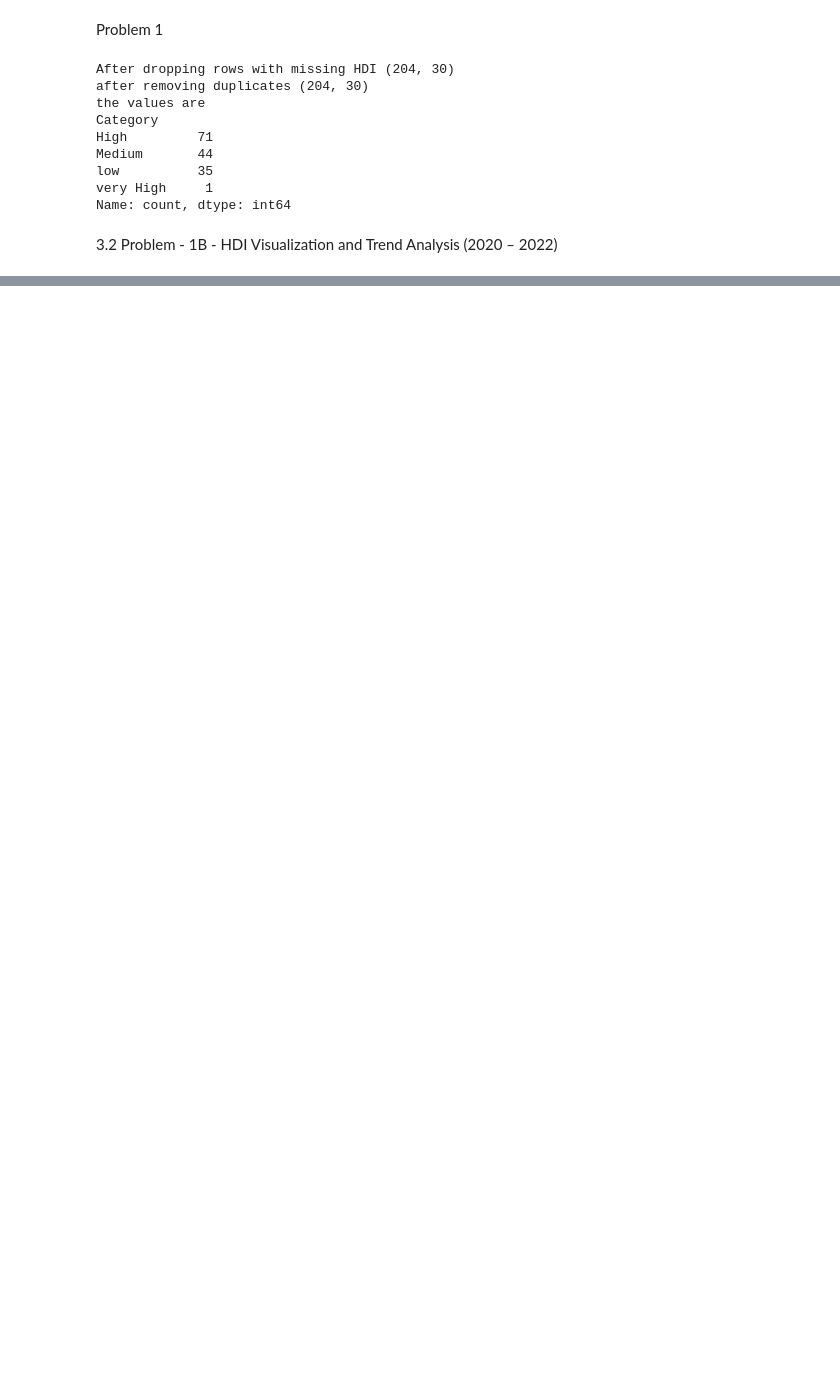
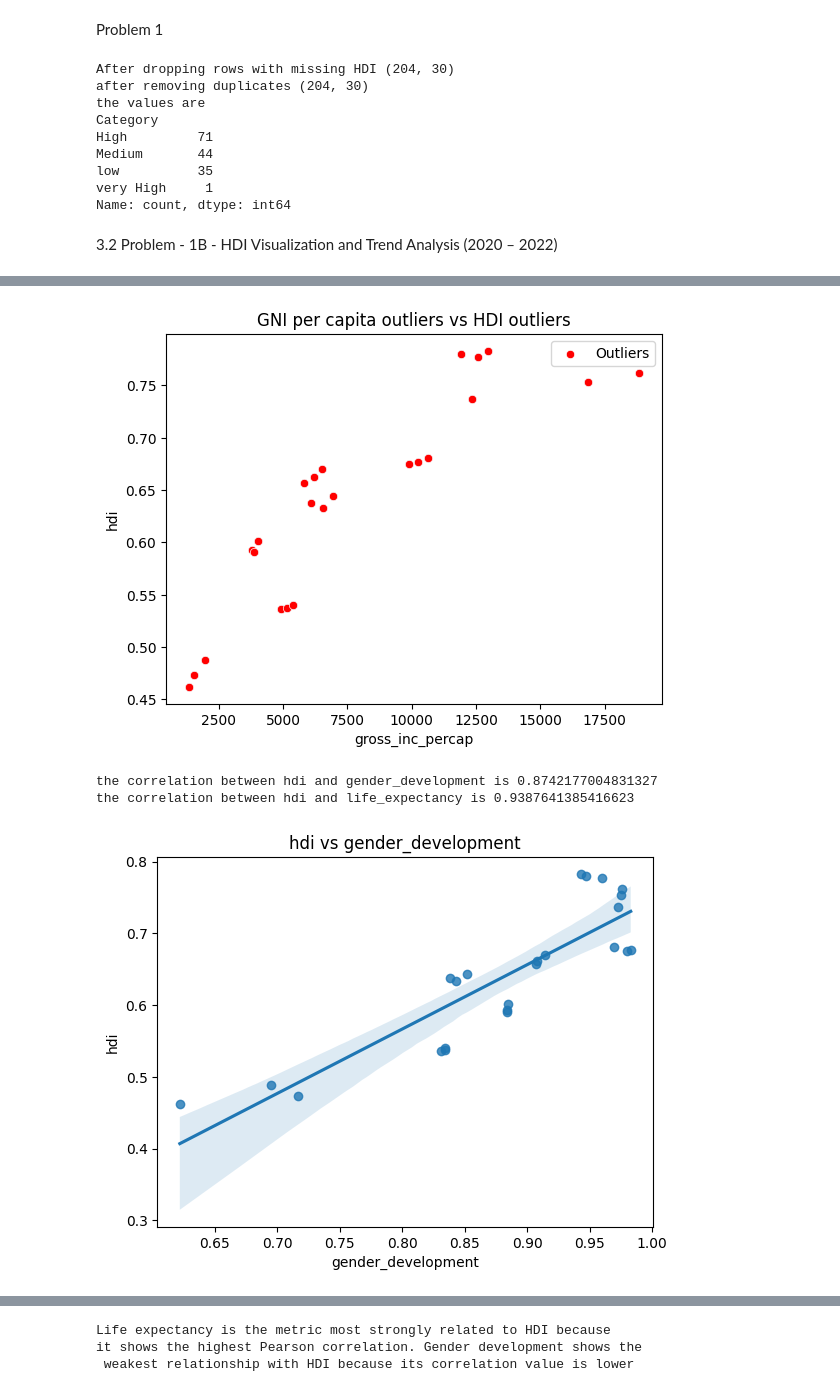
Before and after one commit to budhathoki10/Concept_and_Technology_of_AI, a Jupyter notebook: 2501932_Kushal_Budhathoki.ipynb, the cells around one changed output, grey strips where cells are left out. Saved outputs shown, nothing was run; the diff lists cells and outputs as text; code cells hidden in the pictures; blank space fills up the shorter version.

```diff
--- a/2501932_Kushal_Budhathoki.ipynb
+++ b/2501932_Kushal_Budhathoki.ipynb
@@ -155,0 +257,51 @@ dtype: int64 missing values
+# %%
+#3. Outlier Detection:
+Q1_hdi= HDI_SAC['hdi'].quantile(0.25)
+Q3_hdi= HDI_SAC['hdi'].quantile(0.75)
+IQR_hdi= Q3_hdi-Q1_hdi
+LowerBound_hdi= Q1_hdi - 1.5 *IQR_hdi
+UpperBound_hdi= Q3_hdi + 1.5 *IQR_hdi
+hdi_outliers= HDI_SAC[(HDI_SAC['hdi']<LowerBound_hdi) | (HDI_SAC['hdi']<UpperBound_hdi) ]
+#for gni outliers
+Q1_gni= HDI_SAC['gross_inc_percap'].quantile(0.25)
+Q3_gni= HDI_SAC['gross_inc_percap'].quantile(0.75)
+IQR_gni= Q3_gni-Q1_gni
+LowerBound_capita= Q1_gni - 1.5 *IQR_gni
+UpperBound_capita= Q3_gni + 1.5 *IQR_gni
+gni_outliers= HDI_SAC[(HDI_SAC['gross_inc_percap']<LowerBound_capita) | (HDI_SAC['gross_inc_percap']<UpperBound_capita) ]
+#print(f"hdi outliers is \n {hdi_outliers.head(4)}")
+#print(f"gni outliers is \n {gni_outliers.head(4)}")
+
+#plotting
+sns.scatterplot(data=HDI_SAC, x='gross_inc_percap',y='hdi')
+sns.scatterplot(x=HDI_SAC.loc[gni_outliers.index]['gross_inc_percap'],
+                y=HDI_SAC.loc[gni_outliers.index]['hdi'],
+                color='red',
+                label='Outliers')
+plt.title("GNI per capita outliers vs HDI outliers")
+plt.show()
+
+
+#4. Exploring Metric Relationships:
+
+hdi_components= ['gender_development','life_expectancy']
+for metrics in hdi_components:
+  Pearson_Correlation= HDI_SAC['hdi'].corr(HDI_SAC[metrics])
+  print(f"the correlation between hdi and {metrics} is {Pearson_Correlation}")
+
+
+# Create scatter plots with trendlines to visualize the relationships.
+for m in hdi_components:
+  sns.regplot(data=HDI_SAC,x=m,y='hdi')
+  plt.title(f"hdi vs {m}")
+  plt.show()
+
+#– Which metric is most strongly related to HDI and shows the weakest relationship with HDI.
+print('''Life expectancy is the metric most strongly related to HDI because
+it shows the highest Pearson correlation. Gender development shows the
+ weakest relationship with HDI because its correlation value is lower''')
+# %% [output]
+[figure, added]
+the correlation between hdi and gender_development is 0.8742177004831327
+the correlation between hdi and life_expectancy is 0.9387641385416623
+[figure, added]
@@ -155,0 +309,3 @@ dtype: int64 missing values
+Life expectancy is the metric most strongly related to HDI because
+it shows the highest Pearson correlation. Gender development shows the
+ weakest relationship with HDI because its correlation value is lower
```
Also changed, not shown: parts of 4 cells of this notebook.
